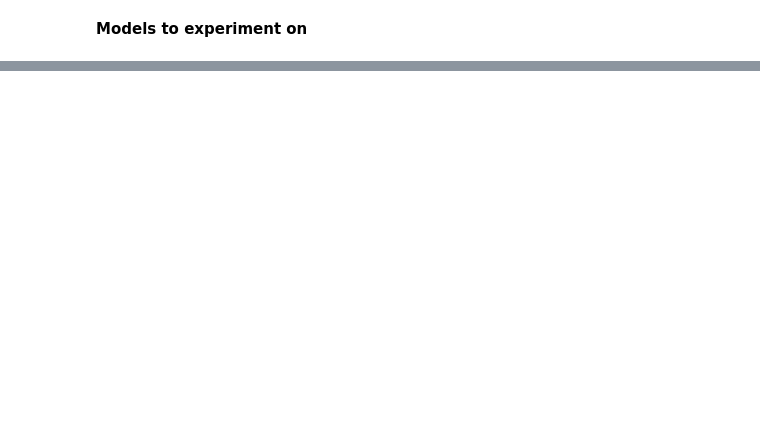
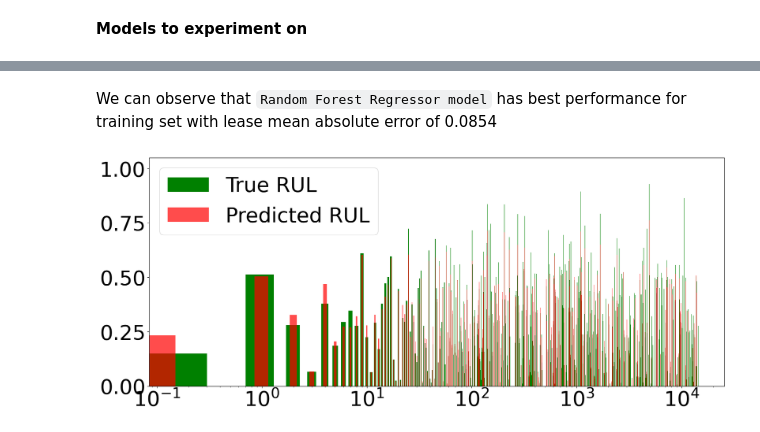
Before and after one commit to AbhijeetSrivastav/Jet-Engine-RUL-Prediction, a Jupyter notebook: research/experiments.ipynb, the cells around one changed output, grey strips where cells are left out. Drawn from its saved outputs; the diff is of its cells as text; code cells hidden in the pictures; blank space fills up the shorter version.

```diff
--- a/research/experiments.ipynb
+++ b/research/experiments.ipynb
@@ -557,0 +597,29 @@ X_train, X_test, y_train, y_test = train_test_split(X, y, test_size=0.33, random
+# %%
+def plot_predActual1(y_true, y_pred):
+    '''
+    y_true: true value of target feature
+    y_pred: predicted value of target feature
+    -------------------------------------------------------------------------
+    returns: None
+    '''
+
+    indices = np.arange(len(y_pred))
+
+    wth = 0.6
+
+    plt.figure(figsize=(20, 8))
+
+    true_values = list(y_true.flatten())
+    predicted_values = list(y_pred.flatten())
+
+    #plt.yscale('log')
+    plt.xscale('log')
+
+    plt.bar(indices, true_values, width=wth, color="green", label="True RUL")
+
+    plt.bar(indices, predicted_values, width=0.5 * wth, color="red", alpha=0.7, label="Predicted RUL")
+
+    plt.legend(prop={"size": 40})
+    plt.tick_params(labelsize=40)
+
+    plt.show()
@@ -663,0 +720,10 @@ df_train.head()
+# %% [markdown]
+We can observe that `Random Forest Regressor model` has best performance for training set with lease mean absolute error of 0.0854
+# %%
+rfr = RandomForestRegressor()
+rfr.fit(X=X_train_scaled, y=y_train_scaled)
+y_pred = rfr.predict(X_train_scaled)
+# %%
+plot_predActual1(y_true=y_train_scaled, y_pred=y_pred)
+# %% [output]
+[figure, added]
```
Also changed, not shown: parts of 74 cells of this notebook.
